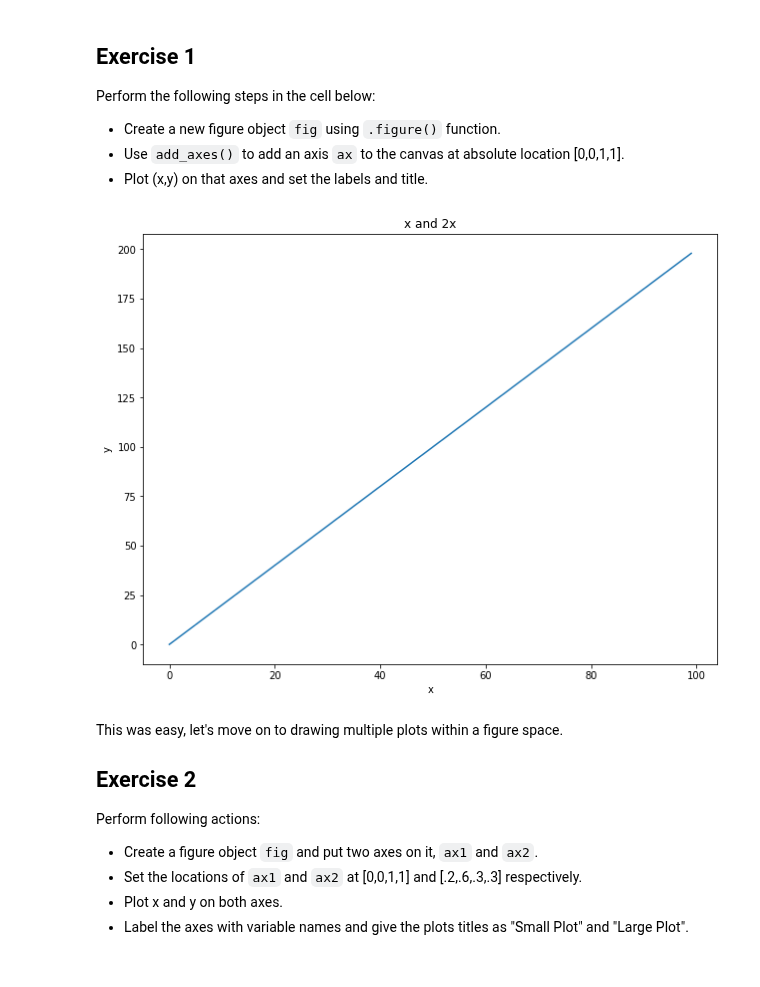
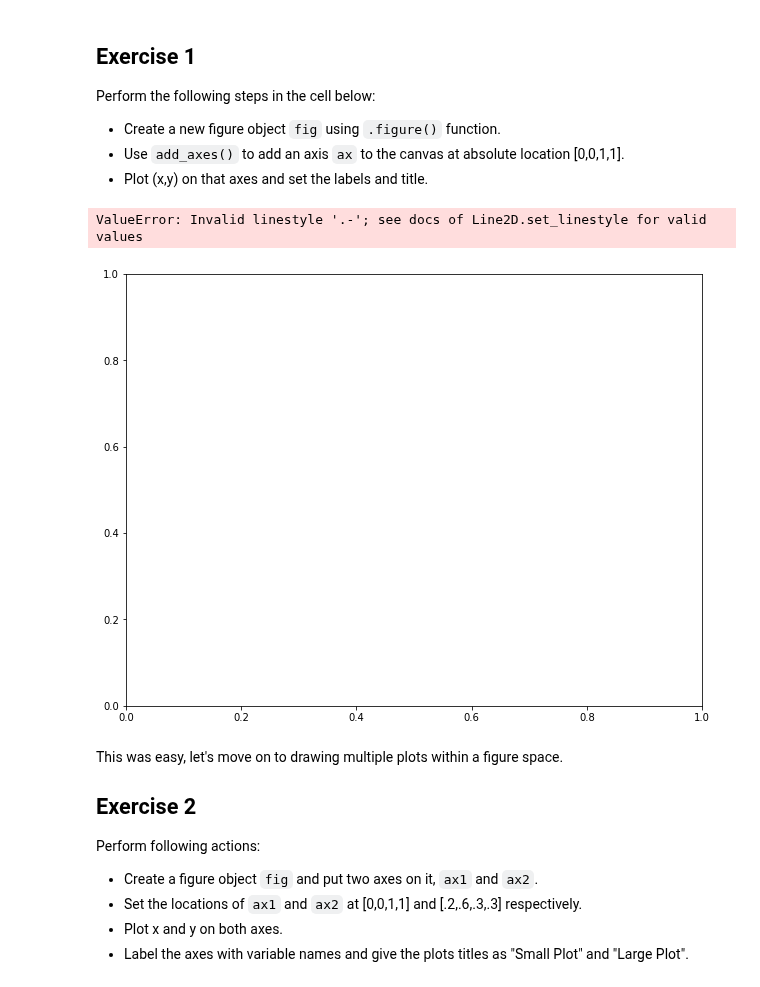
Before and after one commit to slieb74/dsc-1-03-13-customizing-visualizations-with-matplotlib-lab-nyc-career-ds-062518, a Jupyter notebook: index.ipynb, the cells around one changed output. Cells and saved outputs as stored; diff of their text form; code cells hidden in the pictures.

```diff
--- a/index.ipynb
+++ b/index.ipynb
@@ -64,15 +64,16 @@ Perform the following steps in the cell below:
 # %%
 fig = plt.figure(figsize=(8,6))
 
 ax = fig.add_axes([0,0,1,1])
-ax.plot(x,y, color=)
+ax.plot(x,y, color='red', ls='.-')
 
 plt.title('x and 2x')
 plt.xlabel('x')
 plt.ylabel('y')
 plt.show()
 # %% [output]
+ValueError: Invalid linestyle '.-'; see docs of Line2D.set_linestyle for valid values
-[figure, old version]
+[figure, new version]
 # %% [markdown]
 This was easy, let's move on to drawing multiple plots within a figure space.
 
```
